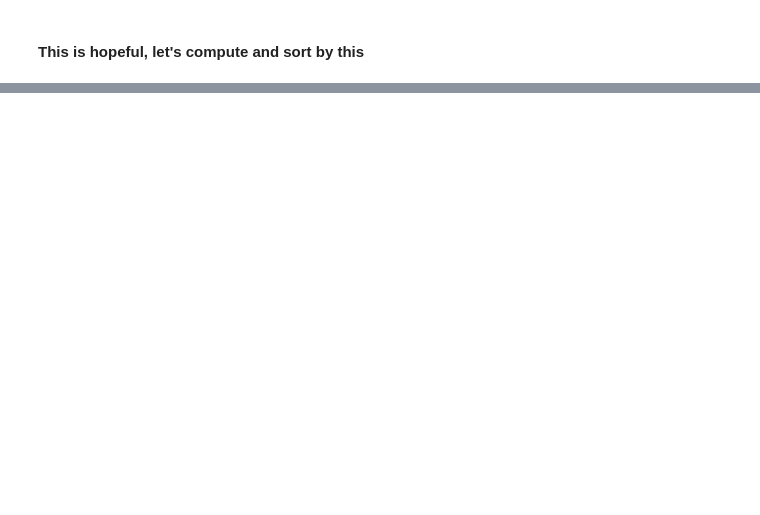
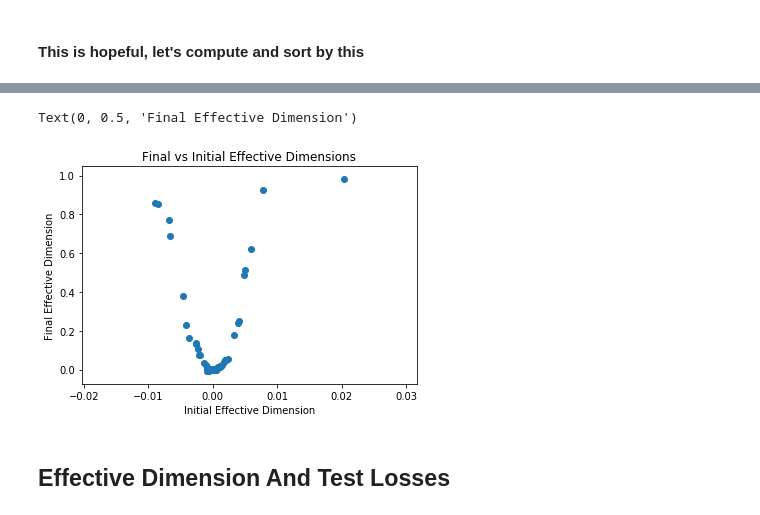
Before and after one commit to g-benton/hessian-eff-dim, a Jupyter notebook: Notebooks/subnetworks_output_testing.ipynb, the cells around one changed output, grey strips where cells are left out. Saved outputs shown, nothing was run; the diff lists cells and outputs as text; code cells hidden in the pictures; blank space fills up the shorter version.

```diff
--- a/Notebooks/subnetworks_output_testing.ipynb
+++ b/Notebooks/subnetworks_output_testing.ipynb
@@ -151,0 +157,10 @@ plt.scatter(init_loss.detach(), final_loss.detach())
+# %%
+plt.scatter(init_eff_dim, final_eff_dim)
+plt.title("Final vs Initial Effective Dimensions")
+plt.xlabel("Initial Effective Dimension")
+plt.ylabel("Final Effective Dimension")
+# %% [output]
+Text(0, 0.5, 'Final Effective Dimension')
+[figure, added]
+# %% [markdown]
+## Effective Dimension And Test Losses
```
Also changed, not shown: parts of 9 cells of this notebook, 3 other files.
